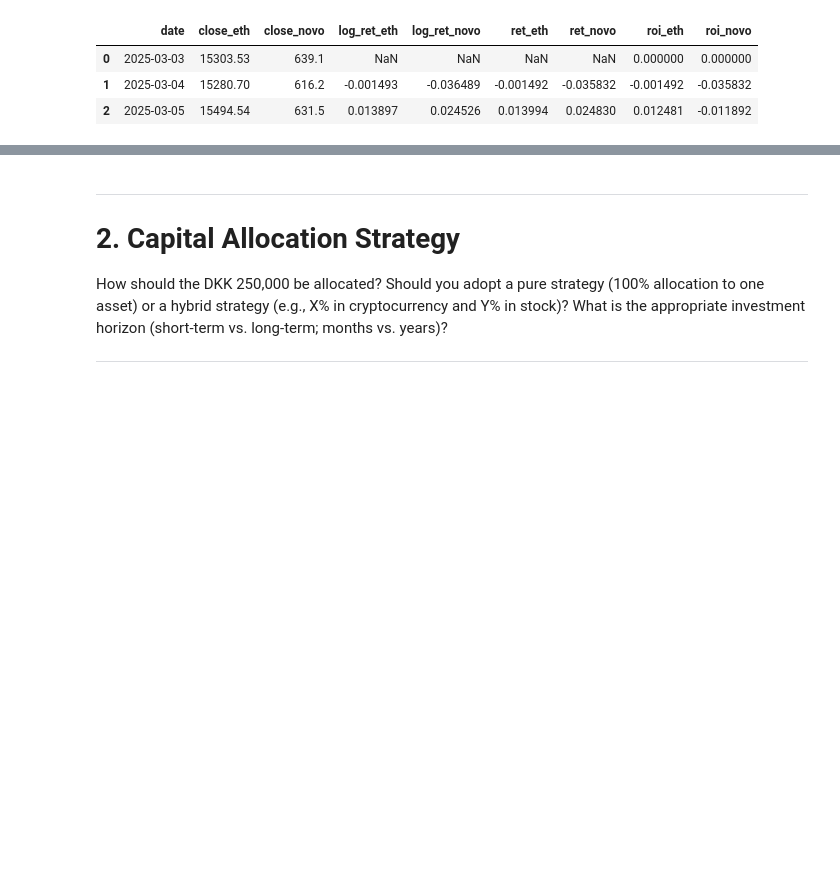
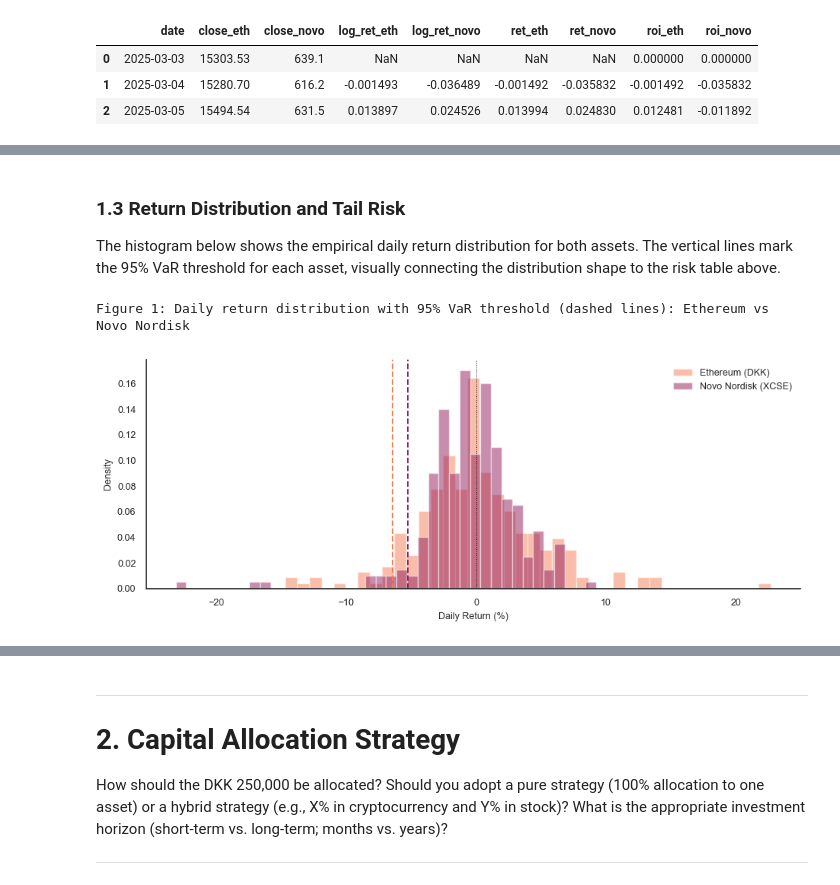
Before and after one commit to PontusNeumann/CBS-Spring26, a Jupyter notebook: ML/ML MA2/PN_compulsory_assignment_2.ipynb, the cells around one changed output, grey strips where cells are left out. Drawn from its saved outputs; the diff is of its cells as text; code cells hidden in the pictures; blank space fills up the shorter version.

```diff
--- a/ML/ML MA2/PN_compulsory_assignment_2.ipynb
+++ b/ML/ML MA2/PN_compulsory_assignment_2.ipynb
@@ -259,0 +332,26 @@ display(aligned_ts.head(3))
+# %% [markdown]
+### 1.3 Return Distribution and Tail Risk
+The histogram below shows the empirical daily return distribution for both assets. The vertical lines mark the 95% VaR threshold for each asset, visually connecting the distribution shape to the risk table above.
+# %%
+# Return distribution with VaR threshold lines
+set_clean_theme()
+fig, ax = fig_ax(3.8)
+
+for col, label in [('ret_eth', ASSET_LABELS['eth']), ('ret_novo', ASSET_LABELS['novo'])]:
+    r = aligned_ts[col].dropna() * 100
+    var_95 = np.percentile(r, 5)
+    ax.hist(r, bins=40, alpha=0.50, color=ASSET_PALETTE[label], label=label, density=True)
+    ax.axvline(var_95, color=ASSET_PALETTE[label], lw=1.4, ls='--')
+
+ax.axvline(0, color='black', lw=0.7, ls=':')
+ax.set_xlabel('Daily Return (%)', fontsize=9)
+ax.set_ylabel('Density', fontsize=9)
+ax.legend(fontsize=9, frameon=False)
+clean_ax(ax)
+fig.tight_layout()
+
+print_figure('Daily return distribution with 95% VaR threshold (dashed lines): Ethereum vs Novo Nordisk')
+plt.show()
+# %% [output]
+Figure 1: Daily return distribution with 95% VaR threshold (dashed lines): Ethereum vs Novo Nordisk
+[figure, added]
```
Also changed, not shown: parts of 9 cells of this notebook, 3 other files.
